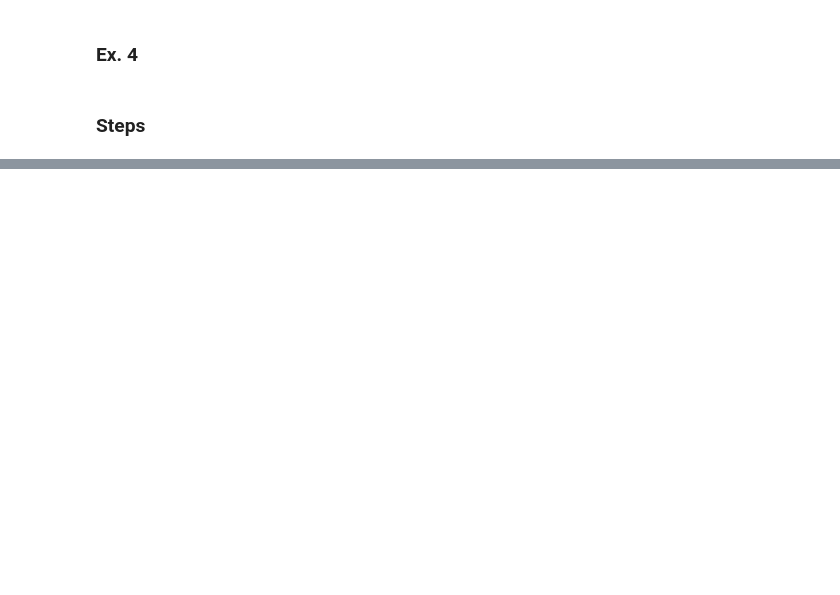
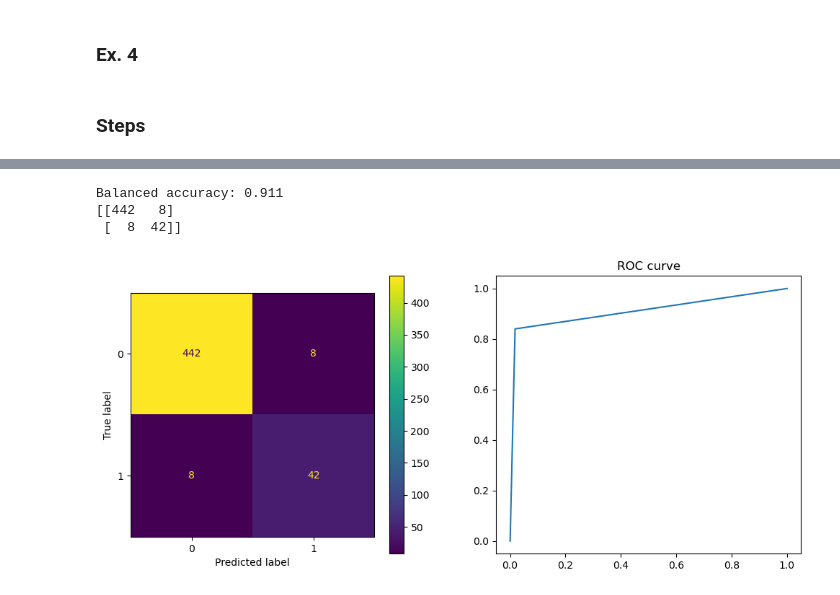
Before and after one commit to popastefan10/AnomalyDetectionLab, a Jupyter notebook: Lab 1/main.ipynb, the cells around one changed output, grey strips where cells are left out. Saved outputs shown, nothing was run; the diff lists cells and outputs as text; code cells hidden in the pictures; blank space fills up the shorter version.

```diff
--- a/Lab 1/main.ipynb
+++ b/Lab 1/main.ipynb
@@ -102,0 +104,57 @@ print(S)
+# %%
+import numpy as np
+
+
+n = 3  # Num features
+N = 500  # Num points
+contamination = 0.1  # Contamination rate
+n_outliers = int(contamination * N)  # Number of outliers
+n_normal = N - n_outliers
+# 1. Create the mean array
+mu = np.random.random(size=n)
+# 2. & 3. Create the covariance matrix & Cholesky decomposition
+
+
+L = np.random.random(size=(n, n))
+for i in range(n - 1):
+    L[i, i + 1 :] = 0
+U = L.T
+sigma = np.matmul(L, U)
+# 4. Create z dataset
+z = np.concatenate(
+    [
+        np.random.normal(loc=0.0, scale=1.0, size=(n, n_normal)),
+        np.random.normal(loc=10.0, scale=10.0, size=(n, n_outliers)),
+    ],
+    axis=1,
+)
+y_true = np.concatenate([np.zeros(shape=n_normal, dtype=int), np.ones(shape=n_outliers, dtype=int)])
+# 5. Adjust mean and variance
+z = np.expand_dims(mu, axis=1) + np.dot(L, z)
+# 6. Compute z-score
+z_scores = np.zeros(shape=N)
+for i in range(N):
+    # 6.i. Solve L * f = y
+    x = z[:, i]
+    y = x - mu
+    f = np.zeros(shape=n)
+    f[0] = y[0] / L[0, 0]
+    for j in range(1, n):
+        f[j] = (y[j] - np.dot(L[j, :j], f[:j])) / L[j, j]
+    # 6.ii. Solve L^T * w = f <=> U * w = f
+    w = np.zeros(shape=n)
+    w[n - 1] = f[n - 1] / U[n - 1, n - 1]
+    for j in range(n - 2, -1, -1):
+        w[j] = (f[j] - np.dot(U[j, j + 1 :], f[j + 1 :])) / U[j, j]
+    # 6.iii. Solve t = (x - mu)^T * w
+    t = np.dot(y, w)
+    z_scores[i] = t
+# Predict
+threshold = np.quantile(z_scores, q=0.9)
+y_pred = np.squeeze((z_scores > threshold) * 1)
+report(y_true=y_true, y_pred=y_pred)
+# %% [output]
+Balanced accuracy: 0.911
+[[442   8]
+ [  8  42]]
+[figure, added]
```
Also changed, not shown: parts of 4 cells of this notebook.
